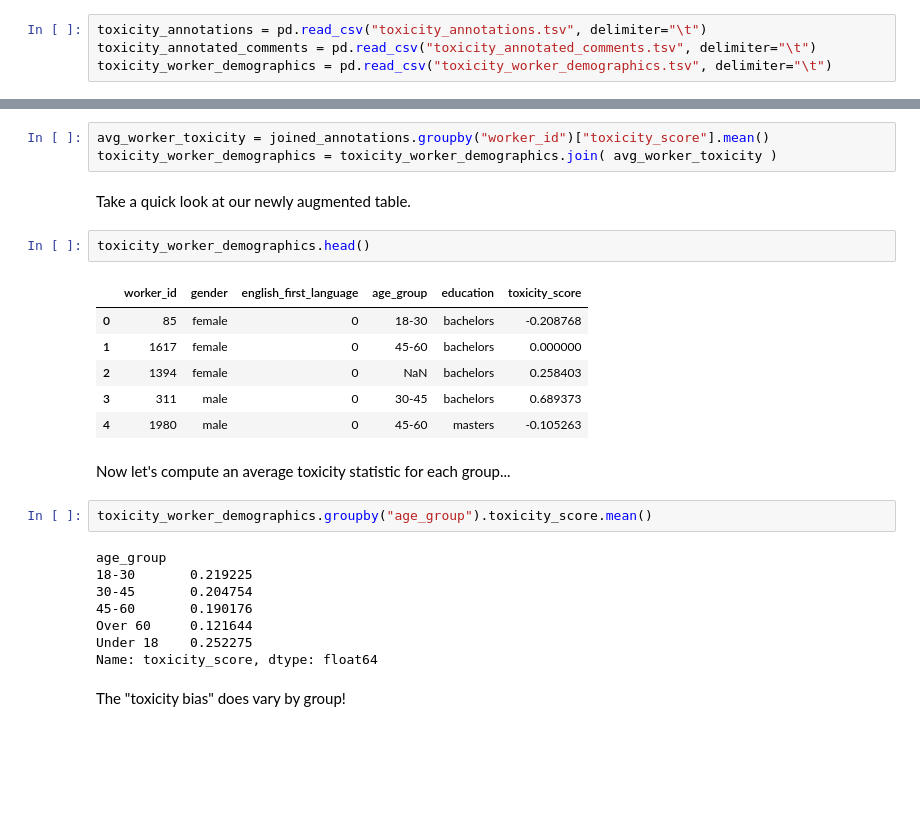
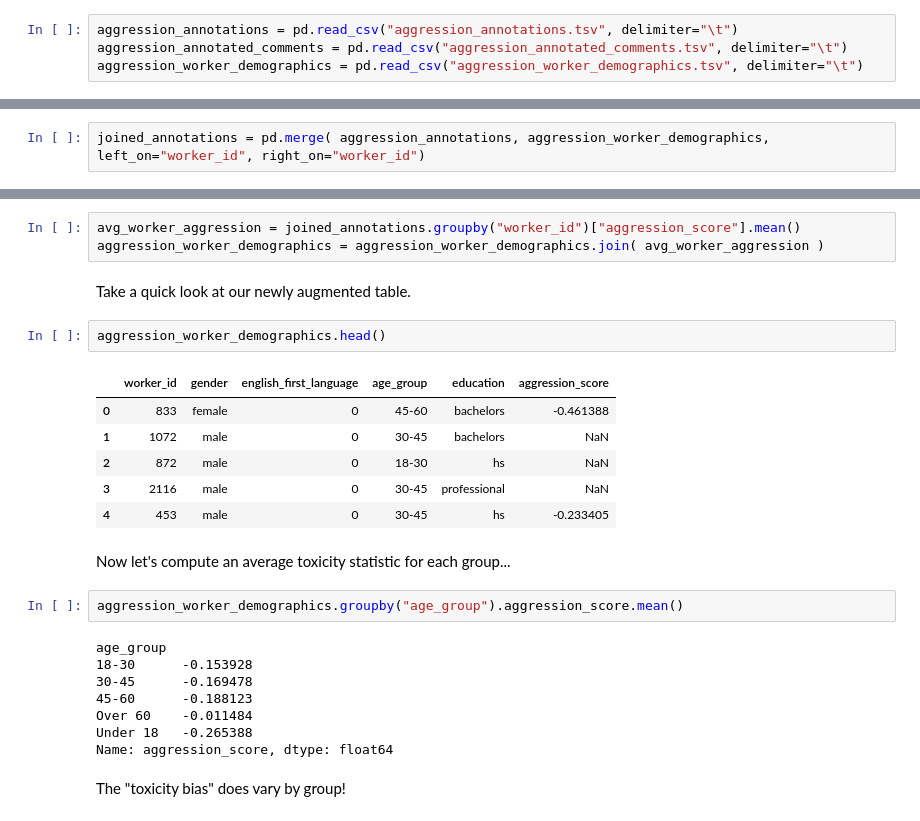
Before and after one commit to carljparker/data-512, a Jupyter notebook: data-512-a2/aggress-attack-eda.ipynb, the cells around one changed output, grey strips where cells are left out. Drawn from its saved outputs; the diff is of its cells as text; blank space fills up the shorter version.

```diff
--- a/data-512-a2/aggress-attack-eda.ipynb
+++ b/data-512-a2/aggress-attack-eda.ipynb
@@ -63,9 +9,9 @@ import pandas as pd
 import seaborn as sns
 from matplotlib import pyplot as plt
 # %%
-toxicity_annotations = pd.read_csv("toxicity_annotations.tsv", delimiter="\t")
-toxicity_annotated_comments = pd.read_csv("toxicity_annotated_comments.tsv", delimiter="\t")
-toxicity_worker_demographics = pd.read_csv("toxicity_worker_demographics.tsv", delimiter="\t")
+aggression_annotations = pd.read_csv("aggression_annotations.tsv", delimiter="\t")
+aggression_annotated_comments = pd.read_csv("aggression_annotated_comments.tsv", delimiter="\t")
+aggression_worker_demographics = pd.read_csv("aggression_worker_demographics.tsv", delimiter="\t")
 # %% [markdown]
 Briefly inspect each table.
 # %%
@@ -101,0 +46,2 @@ joined_annotations = toxicity_annotations.join( toxicity_worker_demographics, on
+# %%
+joined_annotations = pd.merge( aggression_annotations, aggression_worker_demographics, left_on="worker_id", right_on="worker_id")
@@ -115,31 +69,31 @@ At this point you start asking question.
 
 I can calculate the average score per worker - that worker's "toxicity bias". Is this different for different age groups?
 # %%
-avg_worker_toxicity = joined_annotations.groupby("worker_id")["toxicity_score"].mean()
-toxicity_worker_demographics = toxicity_worker_demographics.join( avg_worker_toxicity )
+avg_worker_aggression = joined_annotations.groupby("worker_id")["aggression_score"].mean()
+aggression_worker_demographics = aggression_worker_demographics.join( avg_worker_aggression )
 # %% [markdown]
 Take a quick look at our newly augmented table.
 # %%
-toxicity_worker_demographics.head()
+aggression_worker_demographics.head()
 # %% [output]
-|  | worker_id | gender | english_first_language | age_group | education | toxicity_score |
-| 0 | 85 | female | 0 | 18-30 | bachelors | -0.208768 |
-| 1 | 1617 | female | 0 | 45-60 | bachelors | 0.000000 |
-| 2 | 1394 | female | 0 | NaN | bachelors | 0.258403 |
-| 3 | 311 | male | 0 | 30-45 | bachelors | 0.689373 |
-| 4 | 1980 | male | 0 | 45-60 | masters | -0.105263 |
+|  | worker_id | gender | english_first_language | age_group | education | aggression_score |
+| 0 | 833 | female | 0 | 45-60 | bachelors | -0.461388 |
+| 1 | 1072 | male | 0 | 30-45 | bachelors | NaN |
+| 2 | 872 | male | 0 | 18-30 | hs | NaN |
+| 3 | 2116 | male | 0 | 30-45 | professional | NaN |
+| 4 | 453 | male | 0 | 30-45 | hs | -0.233405 |
 # %% [markdown]
 Now let's compute an average toxicity statistic for each group...
 # %%
-toxicity_worker_demographics.groupby("age_group").toxicity_score.mean()
+aggression_worker_demographics.groupby("age_group").aggression_score.mean()
 # %% [output]
 age_group
-18-30       0.219225
-30-45       0.204754
-45-60       0.190176
-Over 60     0.121644
-Under 18    0.252275
-Name: toxicity_score, dtype: float64
+18-30      -0.153928
+30-45      -0.169478
+45-60      -0.188123
+Over 60    -0.011484
+Under 18   -0.265388
+Name: aggression_score, dtype: float64
 # %% [markdown]
 The "toxicity bias" does vary by group!
 # %% [markdown]
```
Also changed, not shown: parts of 13 cells of this notebook.
